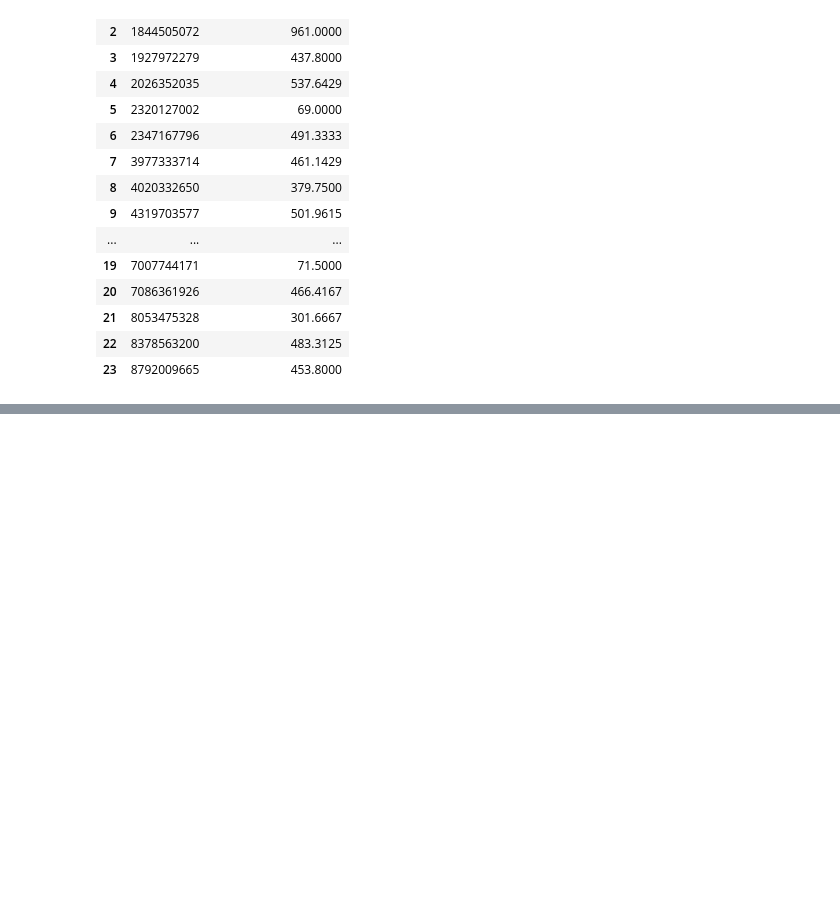
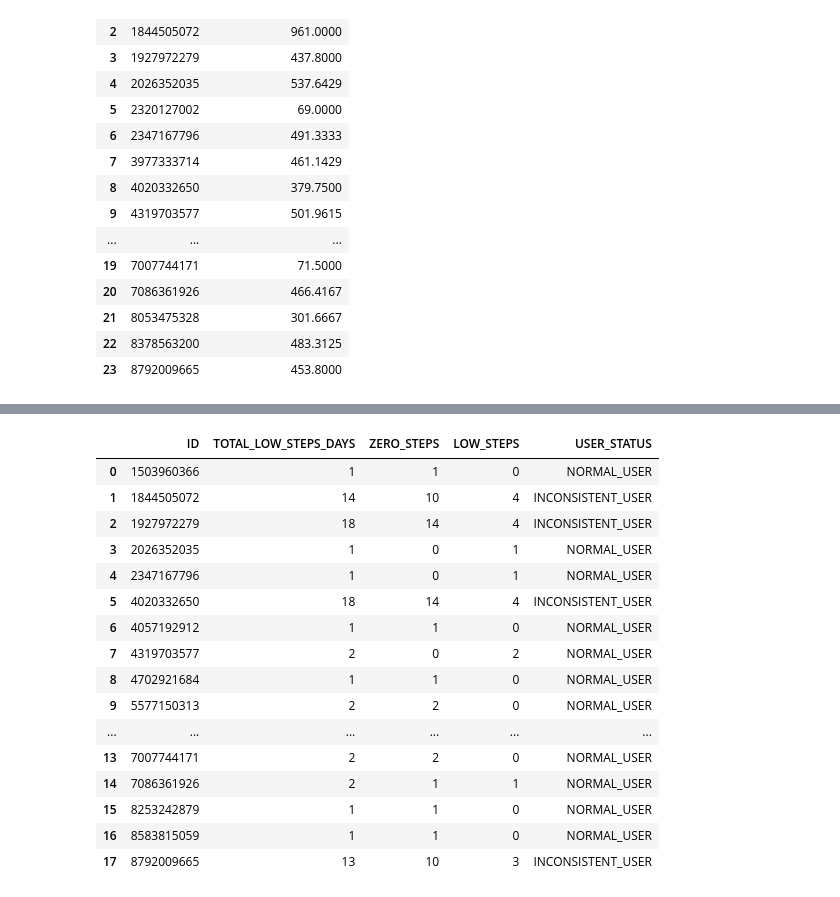
Before and after one commit to bollavamshidarreddy/fitbit-lifestyle-segmentation, a Jupyter notebook: notebooks/sql_analysis.ipynb, the cells around one changed output, grey strips where cells are left out. Drawn from its saved outputs; the diff is of its cells as text; code cells hidden in the pictures; blank space fills up the shorter version.

```diff
--- a/notebooks/sql_analysis.ipynb
+++ b/notebooks/sql_analysis.ipynb
@@ -196,0 +266,37 @@ df
+# %%
+with engine.connect() as conn:
+        result = conn.execute(
+            text("""
+                WITH LOWSTEPS AS (SELECT ID, COUNT(*) AS TOTAL_LOW_STEPS_DAYS,
+                SUM(CASE WHEN TOTALSTEPS=0 THEN 1 ELSE 0 END) AS ZERO_STEPS,
+                SUM(CASE WHEN TOTALSTEPS<=500 AND TOTALSTEPS>0 THEN 1 ELSE 0 END) AS LOW_STEPS
+                FROM dailyactivity_merged
+                WHERE TOTALSTEPS<=500
+                GROUP BY ID)
+
+                SELECT *,
+                CASE WHEN TOTAL_LOW_STEPS_DAYS>=5 THEN "INCONSISTENT_USER" ELSE "NORMAL_USER" END AS USER_STATUS
+                FROM LOWSTEPS;
+                """)
+        )
+
+df = pd.DataFrame(result.fetchall(), columns=result.keys())
+df
+# %% [output]
+|  | ID | TOTAL_LOW_STEPS_DAYS | ZERO_STEPS | LOW_STEPS | USER_STATUS |
+| 0 | 1503960366 | 1 | 1 | 0 | NORMAL_USER |
+| 1 | 1844505072 | 14 | 10 | 4 | INCONSISTENT_USER |
+| 2 | 1927972279 | 18 | 14 | 4 | INCONSISTENT_USER |
+| 3 | 2026352035 | 1 | 0 | 1 | NORMAL_USER |
+| 4 | 2347167796 | 1 | 0 | 1 | NORMAL_USER |
+| 5 | 4020332650 | 18 | 14 | 4 | INCONSISTENT_USER |
+| 6 | 4057192912 | 1 | 1 | 0 | NORMAL_USER |
+| 7 | 4319703577 | 2 | 0 | 2 | NORMAL_USER |
+| 8 | 4702921684 | 1 | 1 | 0 | NORMAL_USER |
+| 9 | 5577150313 | 2 | 2 | 0 | NORMAL_USER |
+| ... | ... | ... | ... | ... | ... |
+| 13 | 7007744171 | 2 | 2 | 0 | NORMAL_USER |
+| 14 | 7086361926 | 2 | 1 | 1 | NORMAL_USER |
+| 15 | 8253242879 | 1 | 1 | 0 | NORMAL_USER |
+| 16 | 8583815059 | 1 | 1 | 0 | NORMAL_USER |
+| 17 | 8792009665 | 13 | 10 | 3 | INCONSISTENT_USER |
```
Also changed, not shown: parts of 11 cells of this notebook.
